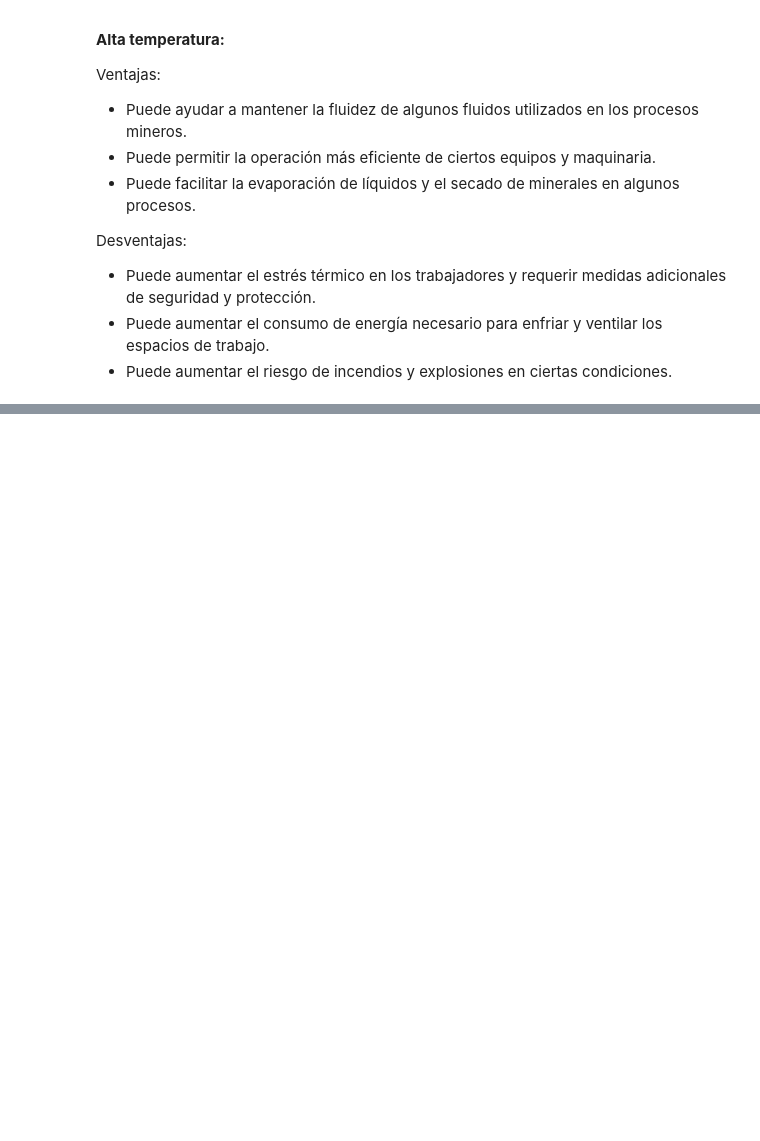
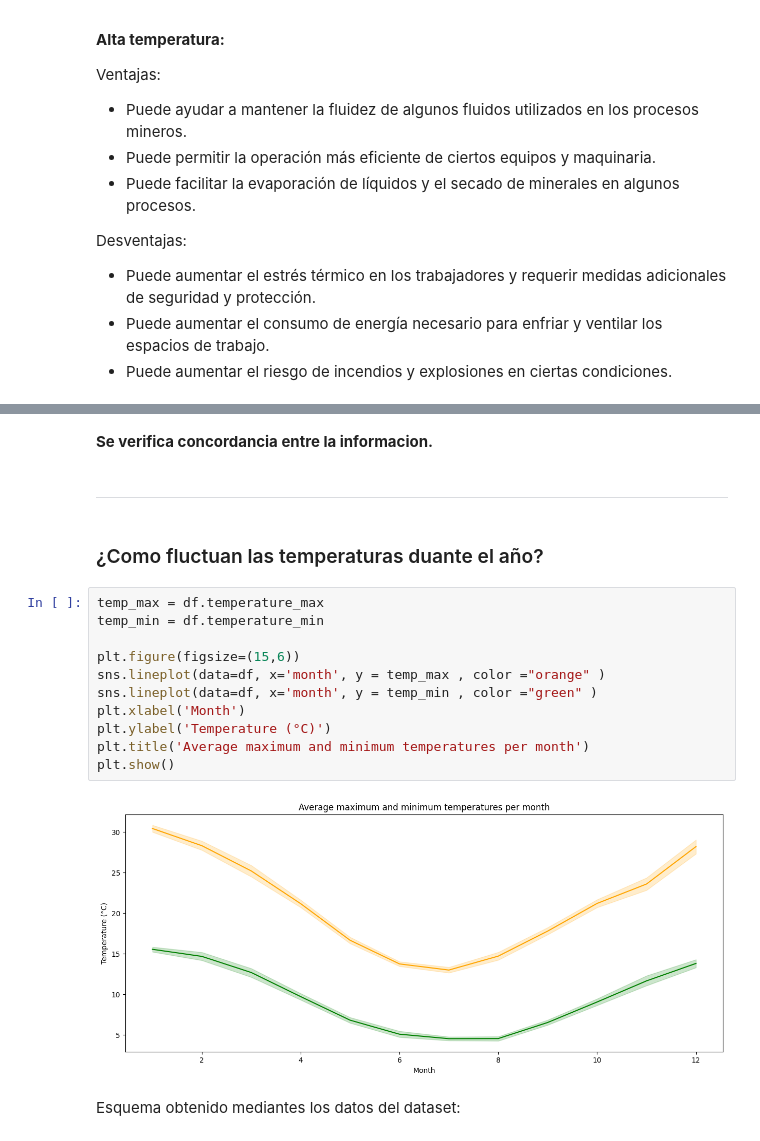
Before and after one commit to Juanmagithb/bendigo, a Jupyter notebook: SegundaEntrega+Alegre.ipynb, the cells around one changed output, grey strips where cells are left out. Saved outputs shown, nothing was run; the diff lists cells and outputs as text; blank space fills up the shorter version.

```diff
--- a/SegundaEntrega+Alegre.ipynb
+++ b/SegundaEntrega+Alegre.ipynb
@@ -255,0 +414,23 @@ Link: https://colab.research.google.com/drive/1N0yMu0rMRLo0jADOwDs_QUKQc0zp1asI?
+# %% [markdown]
+**Se verifica concordancia entre la informacion.**
+# %% [markdown]
+
+
+---
+# %% [markdown]
+### ¿Como fluctuan las temperaturas duante el año?
+# %%
+temp_max = df.temperature_max
+temp_min = df.temperature_min
+
+plt.figure(figsize=(15,6))
+sns.lineplot(data=df, x='month', y = temp_max , color ="orange" )
+sns.lineplot(data=df, x='month', y = temp_min , color ="green" )
+plt.xlabel('Month')
+plt.ylabel('Temperature (°C)')
+plt.title('Average maximum and minimum temperatures per month')
+plt.show()
+# %% [output]
+[figure, added]
+# %% [markdown]
+Esquema obtenido mediantes los datos del dataset:
```
Also changed, not shown: parts of 40 cells of this notebook.
